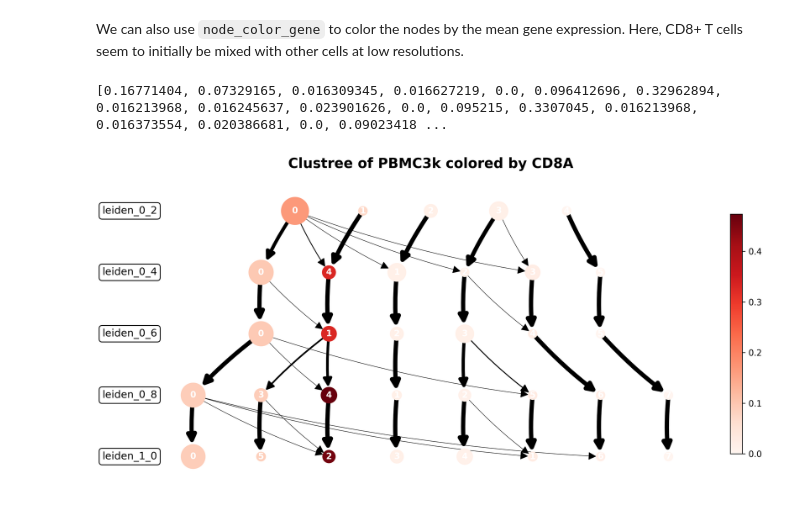
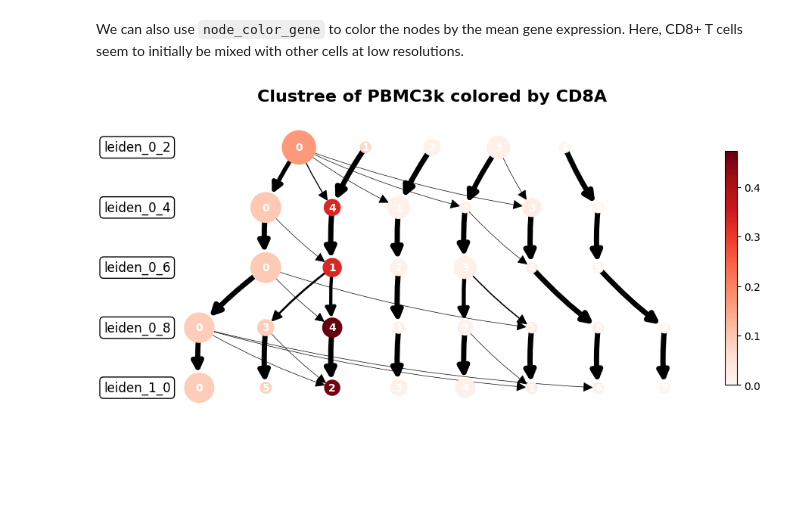
Before and after one commit to complextissue/pyclustree, a Jupyter notebook: docs/source/example.ipynb, the cells around one changed output. Drawn from its saved outputs; the diff is of its cells as text; code cells hidden in the pictures; blank space fills up the shorter version.

```diff
--- a/docs/source/example.ipynb
+++ b/docs/source/example.ipynb
@@ -42,12 +44,13 @@ We can also use `node_color_gene` to color the nodes by the mean gene expression
 # %%
 fig = clustree(
     adata,
     [f"leiden_{str(resolution).replace('.', '_')}" for resolution in [0.2, 0.4, 0.6, 0.8, 1.0]],
     title="Clustree of PBMC3k colored by CD8A",
     node_color_gene="CD8A",
     node_colormap="Reds",
     show_colorbar=True,
 )
+fig.set_size_inches(10, 5)
+fig.set_dpi(100)
 # %% [output]
-[0.16771404, 0.07329165, 0.016309345, 0.016627219, 0.0, 0.096412696, 0.32962894, 0.016213968, 0.016245637, 0.023901626, 0.0, 0.095215, 0.3307045, 0.016213968, 0.016373554, 0.020386681, 0.0, 0.09023418 ...
-[figure, old version]
+[figure, new version]
```
Also changed, not shown: parts of 4 cells of this notebook, 4 other files.
